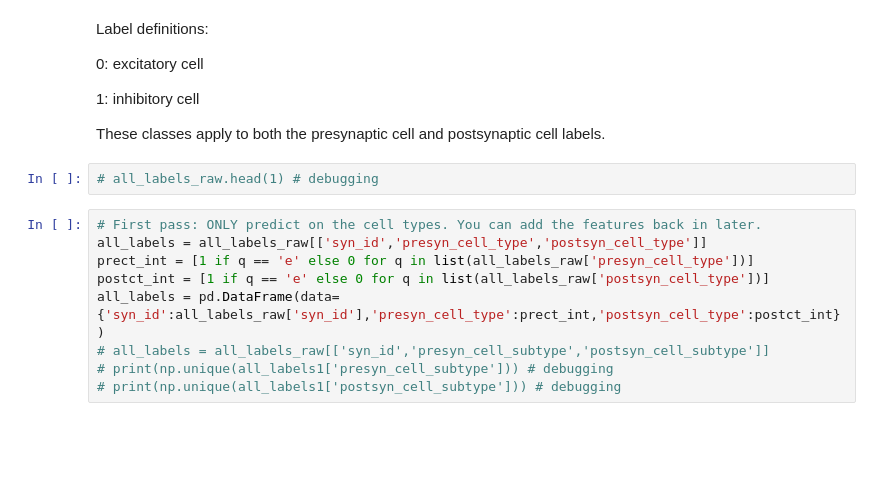
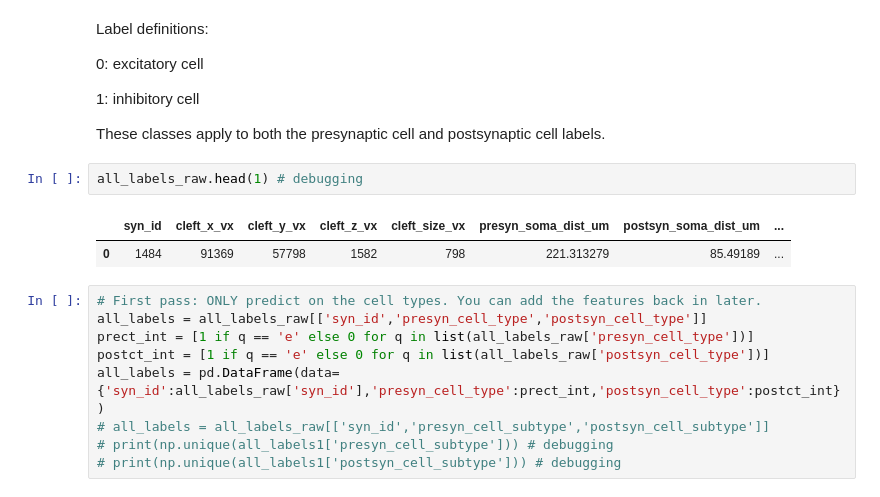
Before and after one commit to amwilson149/synapse-features, a Jupyter notebook: 20210209_sfd_option_1_test.ipynb, the cells around one changed output. Saved outputs shown, nothing was run; the diff lists cells and outputs as text; blank space fills up the shorter version.

```diff
--- a/20210209_sfd_option_1_test.ipynb
+++ b/20210209_sfd_option_1_test.ipynb
@@ -54,7 +54,10 @@ Label definitions:
 
 These classes apply to both the presynaptic cell and postsynaptic cell labels.
 # %%
-# all_labels_raw.head(1) # debugging
+all_labels_raw.head(1) # debugging
+# %% [output]
+|  | syn_id | cleft_x_vx | cleft_y_vx | cleft_z_vx | cleft_size_vx | presyn_soma_dist_um | postsyn_soma_dist_um | ... |
+| 0 | 1484 | 91369 | 57798 | 1582 | 798 | 221.313279 | 85.49189 | ... |
 # %%
 # First pass: ONLY predict on the cell types. You can add the features back in later.
 all_labels = all_labels_raw[['syn_id','presyn_cell_type','postsyn_cell_type']]
```
Also changed, not shown: parts of 14 cells of this notebook.
